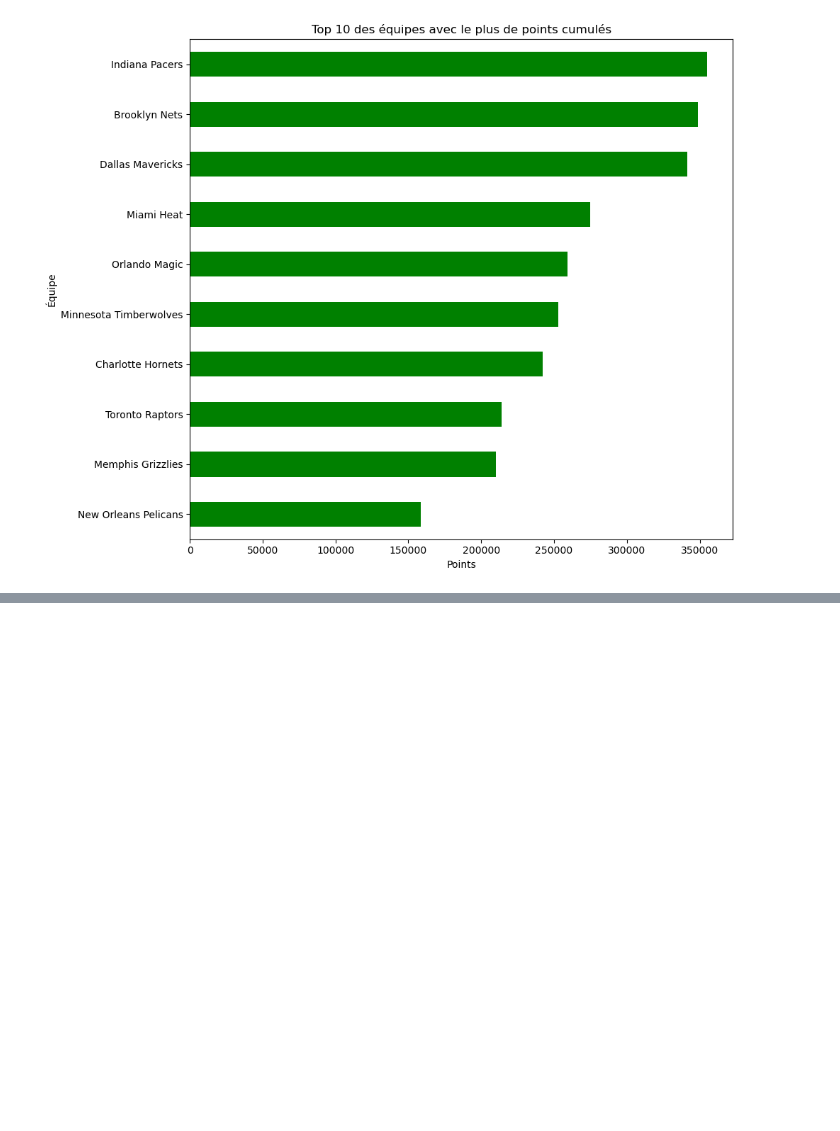
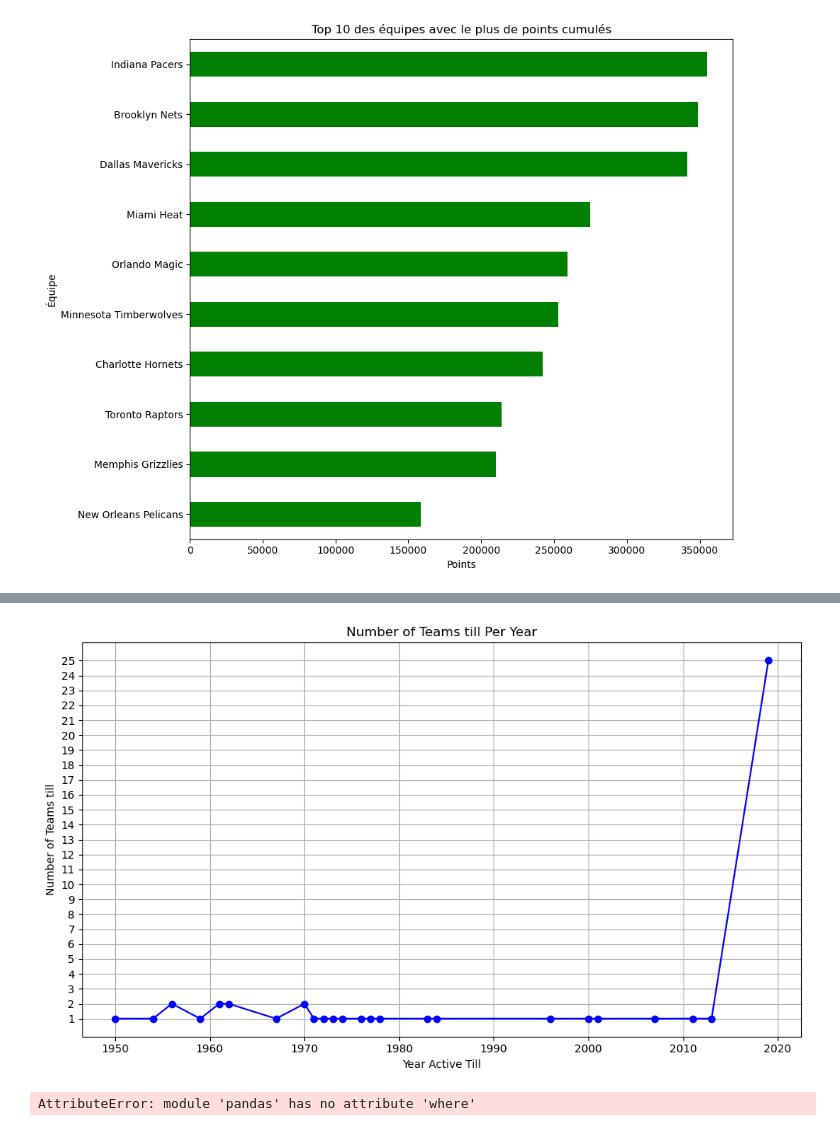
Before and after one commit to yomarhub/NbaAnalyse, a Jupyter notebook: nbaAnalyse.ipynb, the cells around one changed output, grey strips where cells are left out. Saved outputs shown, nothing was run; the diff lists cells and outputs as text; code cells hidden in the pictures; blank space fills up the shorter version.

```diff
--- a/nbaAnalyse.ipynb
+++ b/nbaAnalyse.ipynb
@@ -208,0 +192,32 @@ dtype: int64
+# %%
+teams_by_year = table['team_history'].groupby('year_active_till').size()
+
+teams_by_year.plot(kind="line", figsize=(10, 6), color="blue", marker="o")
+
+plt.xlabel("Year Active Till")
+
+plt.ylabel("Number of Teams till")
+plt.title("Number of Teams till Per Year")
+plt.grid(True)
+
+plt.yticks(np.arange(teams_by_year.min(), teams_by_year.max() + 1, 1))
+
+plt.tight_layout()
+plt.show()
+# %% [output]
+[figure, added]
+# %%
+dh : pd.DataFrame = table['draft_history']
+organization_player : pd.DataFrame = dh['organization']
+top10 = organization_player.value_counts()
+gt20 = np.where(top10["count"] > 20, top10["count"], None)
+# other_count = organization_player.value_counts().sum() - top10.sum()
+# all = pd.Series(top10)
+# all.loc["Other"] = other_count
+# print(all)
+gt20.plot(kind="barh", figsize=(20, 8))
+# top10.plot(kind="pie", autopct='%1.0f%%')
+
+plt.show()
+# %% [output]
+AttributeError: module 'pandas' has no attribute 'where'
```
Also changed, not shown: parts of 5 cells of this notebook.
